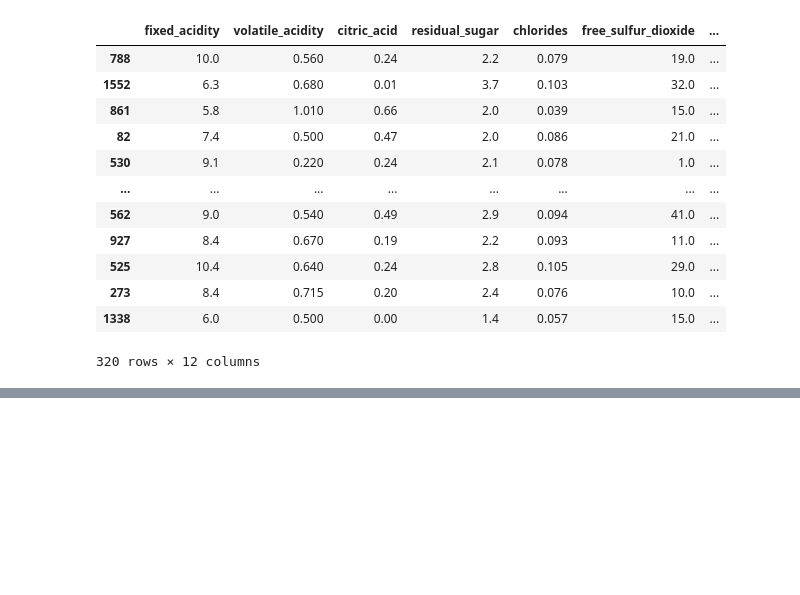
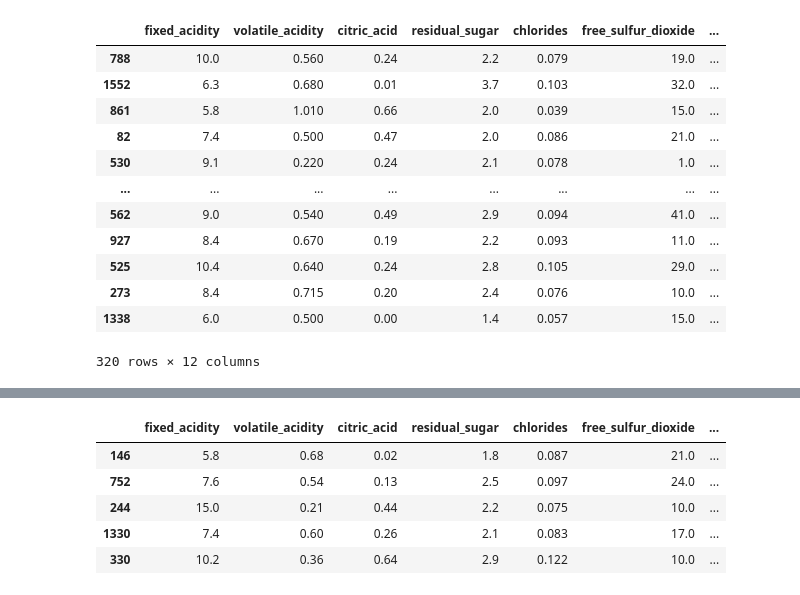
Before and after one commit to NohemyLemus/Inteligencia-artificial, a Jupyter notebook: Bosques/Codigo/Bosques_Aleatorios.ipynb, the cells around one changed output, grey strips where cells are left out. Drawn from its saved outputs; the diff is of its cells as text; code cells hidden in the pictures; blank space fills up the shorter version.

```diff
--- a/Bosques/Codigo/Bosques_Aleatorios.ipynb
+++ b/Bosques/Codigo/Bosques_Aleatorios.ipynb
@@ -106,0 +106,9 @@ TypeError: object of type 'function' has no len()
+# %%
+bootstrapping(df_entrenamiento, 5)
+# %% [output]
+|  | fixed_acidity | volatile_acidity | citric_acid | residual_sugar | chlorides | free_sulfur_dioxide | ... |
+| 146 | 5.8 | 0.68 | 0.02 | 1.8 | 0.087 | 21.0 | ... |
+| 752 | 7.6 | 0.54 | 0.13 | 2.5 | 0.097 | 24.0 | ... |
+| 244 | 15.0 | 0.21 | 0.44 | 2.2 | 0.075 | 10.0 | ... |
+| 1330 | 7.4 | 0.60 | 0.26 | 2.1 | 0.083 | 17.0 | ... |
+| 330 | 10.2 | 0.36 | 0.64 | 2.9 | 0.122 | 10.0 | ... |
```
Also changed, not shown: parts of 31 cells of this notebook, 2 other files.
